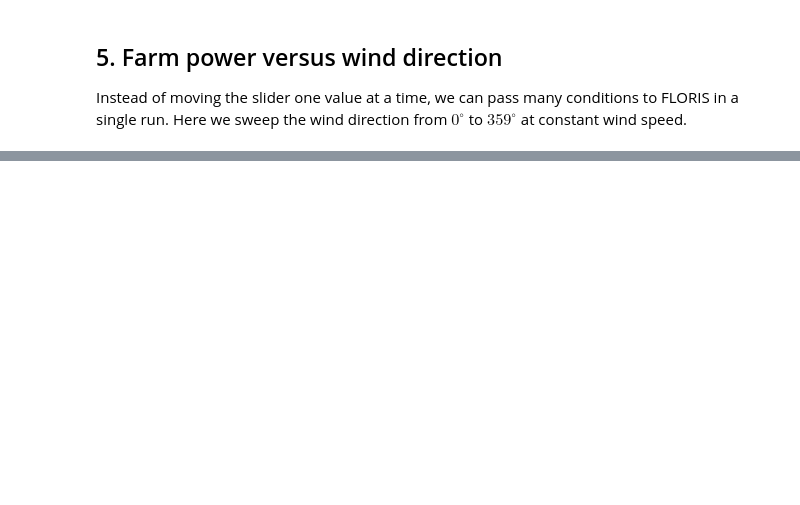
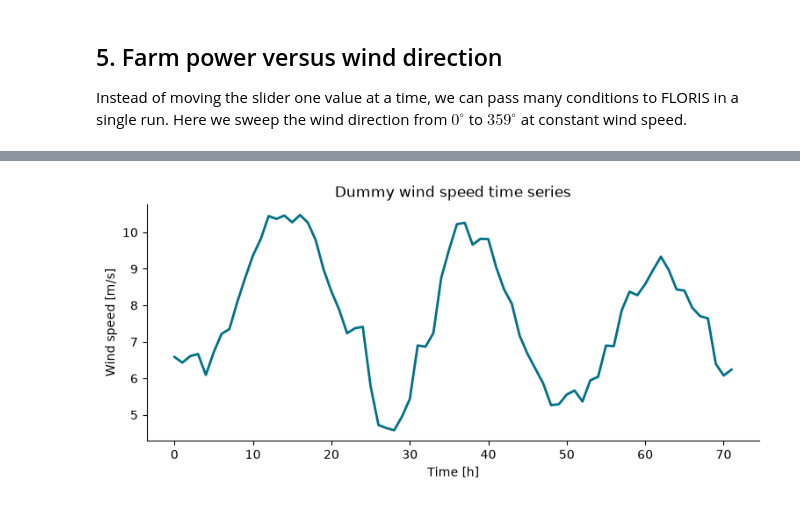
Before and after one commit to TUDelftWindEnergy/tutorials_ae3513, a Jupyter notebook: notebooks/Tuto_floris.ipynb, the cells around one changed output, grey strips where cells are left out. Saved outputs shown, nothing was run; the diff lists cells and outputs as text; code cells hidden in the pictures; blank space fills up the shorter version.

Commit message:
Addition of power time series in FLORIS example

```diff
--- a/notebooks/Tuto_floris.ipynb
+++ b/notebooks/Tuto_floris.ipynb
@@ -191,0 +219,32 @@ plt.show()
+# %%
+def make_wind_series(mean=8.0, daily_amplitude=2.0, fluctuation=1.5,
+                     n_days=3, dt_min=60, seed=1):
+    """Return time [h] and wind speed [m/s] with a time step of dt_min minutes."""
+    rng = np.random.default_rng(seed)
+    t = np.arange(0, n_days * 24, dt_min / 60)
+
+    # Daily cycle with maximum at 15:00
+    daily = daily_amplitude * np.cos(2 * np.pi * (t - 15) / 24)
+
+    # AR(1) fluctuations with a standard deviation of `fluctuation`
+    phi = 0.95
+    noise = np.zeros_like(t)
+    for i in range(1, len(t)):
+        noise[i] = phi * noise[i - 1] + rng.normal(0, fluctuation * np.sqrt(1 - phi ** 2))
+
+    return t, np.clip(mean + daily + noise, 0, None)
+
+
+dt_h = 1  # time step in hours
+t, wind_speeds = make_wind_series()
+
+wind_directions = np.zeros_like(wind_speeds)
+
+fig, ax = plt.subplots(figsize=(9, 3.5))
+ax.plot(t, wind_speeds)
+ax.set_ylabel('Wind speed [m/s]')
+ax.set_xlabel('Time [h]')
+ax.set_title('Dummy wind speed time series')
+plt.show()
+# %% [output]
+[figure, added]
```
Also changed, not shown: parts of 8 cells of this notebook.
